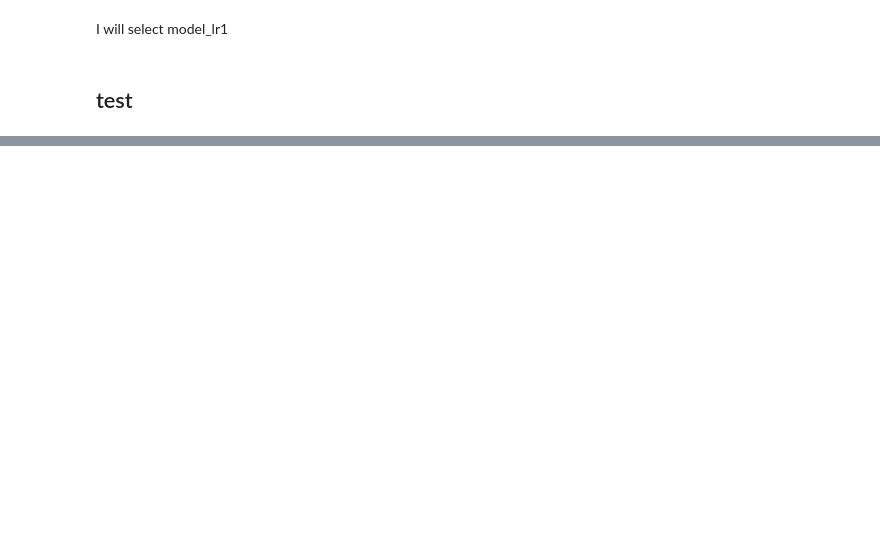
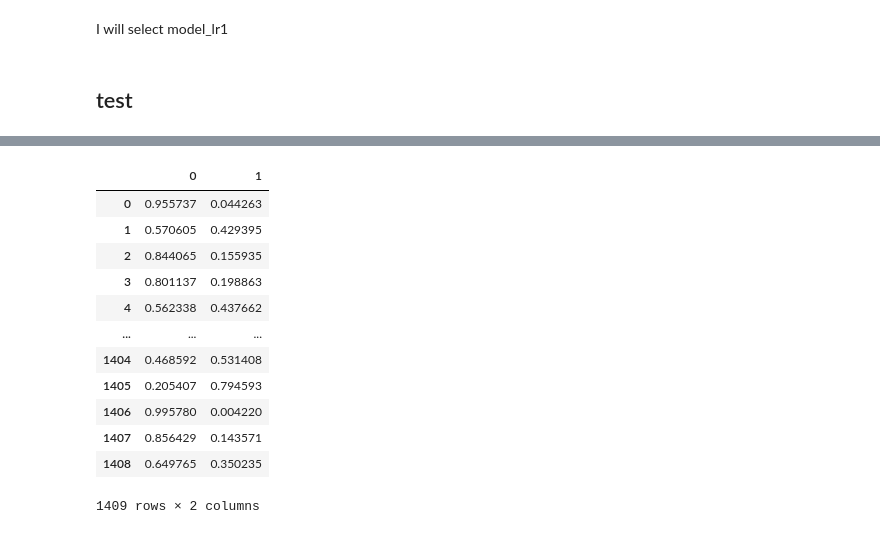
Before and after one commit to cindyvillanuevads/telco_classification_project, a Jupyter notebook: initial_nb_project.ipynb, the cells around one changed output, grey strips where cells are left out. Drawn from its saved outputs; the diff is of its cells as text; code cells hidden in the pictures; blank space fills up the shorter version.

```diff
--- a/initial_nb_project.ipynb
+++ b/initial_nb_project.ipynb
@@ -1149,0 +1634,2 @@ rec_model1
+# %%
+proba_test = model_lr1.predict_proba(X_test[columns])
@@ -1149,0 +1646,16 @@ rec_model1
+# %%
+pd.DataFrame(proba_test)
+# %% [output]
+|  | 0 | 1 |
+| 0 | 0.955737 | 0.044263 |
+| 1 | 0.570605 | 0.429395 |
+| 2 | 0.844065 | 0.155935 |
+| 3 | 0.801137 | 0.198863 |
+| 4 | 0.562338 | 0.437662 |
+| ... | ... | ... |
+| 1404 | 0.468592 | 0.531408 |
+| 1405 | 0.205407 | 0.794593 |
+| 1406 | 0.995780 | 0.004220 |
+| 1407 | 0.856429 | 0.143571 |
+| 1408 | 0.649765 | 0.350235 |
+1409 rows × 2 columns
```
Also changed, not shown: parts of 58 cells of this notebook.
